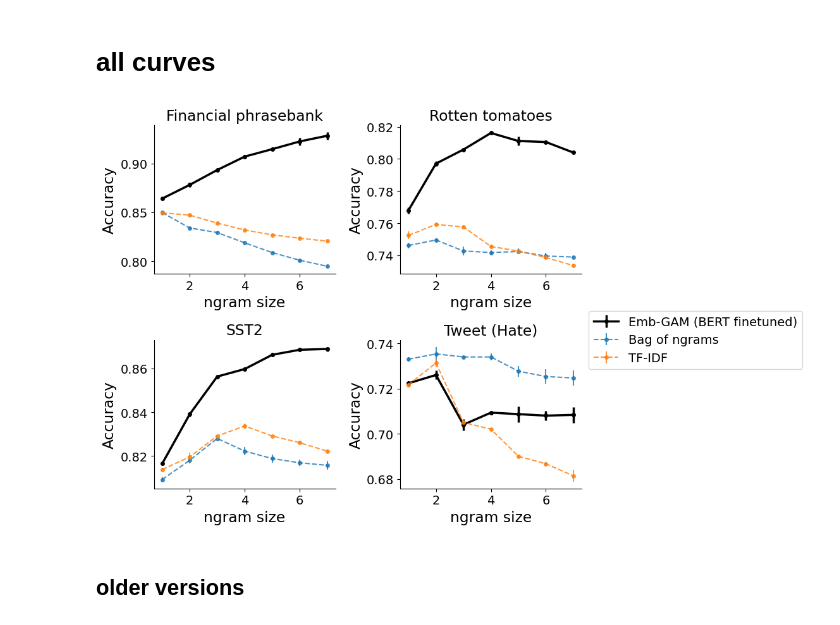
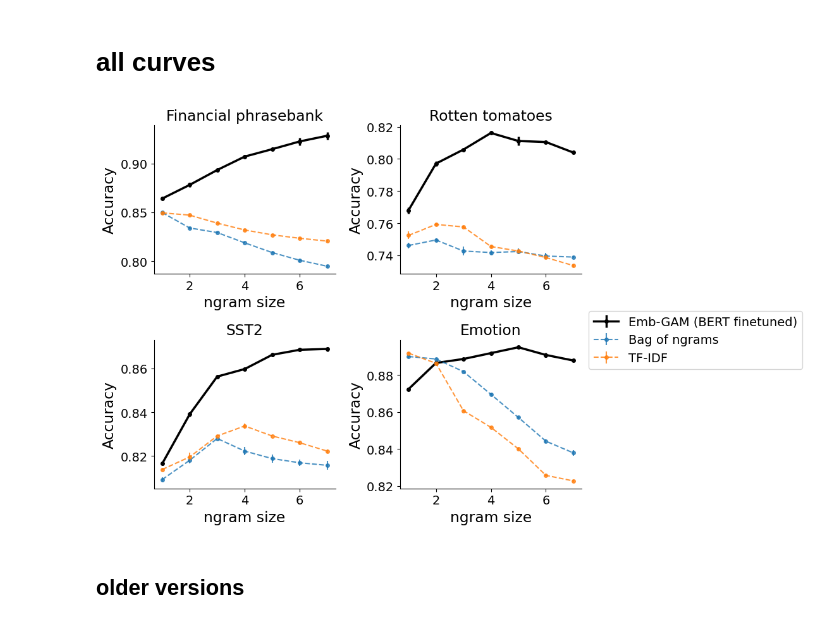
Before and after one commit to microsoft/augmented-interpretable-models, a Jupyter notebook: notebooks/03_acc.ipynb, the cells around one changed output. Cells and saved outputs as stored; diff of their text form; code cells hidden in the pictures.

```diff
--- a/notebooks/03_acc.ipynb
+++ b/notebooks/03_acc.ipynb
@@ -199,7 +191,7 @@ DistilBERT                                 &  87.5\% $\pm$ 0.11\% &  81.7\% $\pm
 plt.figure(figsize=(8, 7))
 plt.rcParams['font.size'] = '14'
 
-for i, dset in enumerate(['financial_phrasebank', 'rotten_tomatoes', 'sst2', 'tweet_eval']):
+for i, dset in enumerate(['financial_phrasebank', 'rotten_tomatoes', 'sst2', 'emotion']):
     # r = rs[rs.dataset == dset]
     r = rr[rr.dataset == dset]
     r = r[r.parsing == '']
@@ -216,43 +208,43 @@ for i, dset in enumerate(['financial_phrasebank', 'rotten_tomatoes', 'sst2', 'tw
     r = r1.append(r3)
 
     plt.subplot(2, 2, i + 1)
-    plt.title(f'{data.DSETS_RENAME_DICT.get(dset)}', fontsize='large')
+    plt.title(f'{analyze_helper.DSETS_RENAME_DICT.get(dset)}', fontsize='large')
     d = r[(r.subsample == -1)]
 
     curve = sorted(d.groupby(['checkpoint', 'all', 'norm']),
-                   key=lambda x: data.COLUMNS_RENAME_DICT.get(x[0][0], 'BERT finetuned'))
+                   key=lambda x: analyze_helper.COLUMNS_RENAME_DICT.get(x[0][0], 'BERT finetuned'))
     # curve.append(curve.pop(0)) # move BERT to bottom
     for key, group in curve:
         g = group.sort_values('ngrams')
         if 'distilbert' in key[0].lower():
-            label = data.COLUMNS_RENAME_DICT.get(key[0], 'Emb-GAM (DistilBERT finetuned)')
+            label = analyze_helper.COLUMNS_RENAME_DICT.get(key[0], 'Emb-GAM (DistilBERT finetuned)')
         else:
-            label = data.COLUMNS_RENAME_DICT.get(key[0], 'Emb-GAM (BERT finetuned)')
+            label = analyze_helper.COLUMNS_RENAME_DICT.get(key[0], 'Emb-GAM (BERT finetuned)')
         if 'finetuned' in label:
             # plt.plot(g.ngrams, g.acc_val, '.-', label=label, lw=2.5, color='black', ms=8)
             plt.errorbar(g.ngrams, g.acc_val, yerr=g.acc_val_sem, fmt='.-', label=label, lw=2.5, color='black', ms=8)
         else:
             # plt.plot(g.ngrams, g.acc_val, '.--', label=label, lw=1.5, alpha=0.8, ms=8)
             plt.errorbar(g.ngrams, g.acc_val, yerr=g.acc_val_sem, fmt='.--', label=label, lw=1.5, alpha=0.8, ms=8)
 
     plt.ylabel(f'Accuracy', fontsize='large')
     plt.xlabel('ngram size', fontsize='large')
     # plt.legend()
 #         dvu.line_legend(fontsize=12)
 
     plt.tight_layout()
 # plt.legend(bbox_to_anchor=(0,1.02,1,0.2), loc="lower left",
 #                 mode="expand", borderaxespad=0, ncol=3)
 # plt.legend(bbox_to_anchor=(1.04, 1.0), loc="center left",
 #            borderaxespad=0, labelcolor='linecolor')
 plt.legend(bbox_to_anchor=(1.04, 1.0), loc="center left",
            borderaxespad=0,)
 # plt.legend(, fontsize='large')
-plt.savefig(f'results/acc_by_ngrams_full.pdf', bbox_inches='tight')
+plt.savefig(f'acc_by_ngrams_full.pdf', bbox_inches='tight')
 #     plt.show()
     #     print(curve)
 # %% [output]
-[figure, old version]
+[figure, new version]
 # %% [markdown]
 ## older versions
 # %%
```
Also changed, not shown: parts of 10 cells of this notebook, 8 other files.
